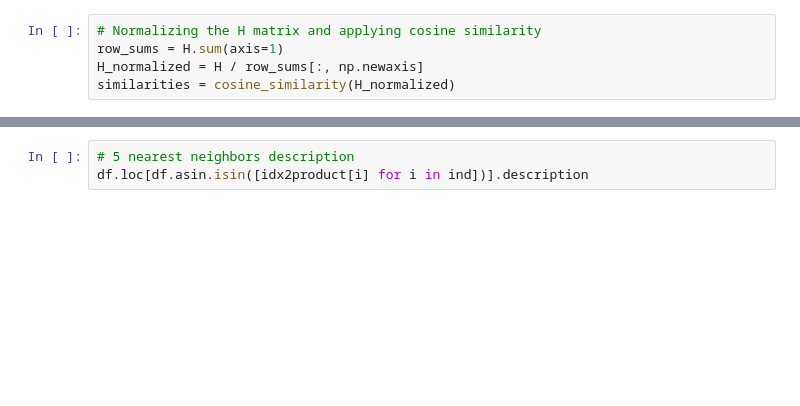
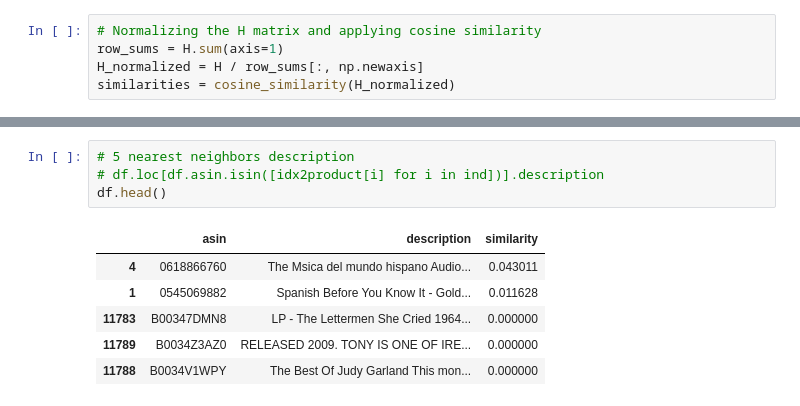
Before and after one commit to AriannaBi/Group7-DataScience, a Jupyter notebook: main_updated.ipynb, the cells around one changed output, grey strips where cells are left out. Drawn from its saved outputs; the diff is of its cells as text; blank space fills up the shorter version.

```diff
--- a/main_updated.ipynb
+++ b/main_updated.ipynb
@@ -576,3 +622,11 @@ df.loc[df.asin == idx2product[suggested_product_idx]].description
 # %%
 # 5 nearest neighbors description
-df.loc[df.asin.isin([idx2product[i] for i in ind])].description
+# df.loc[df.asin.isin([idx2product[i] for i in ind])].description
+df.head()
+# %% [output]
+|  | asin | description | similarity |
+| 4 | 0618866760 | The Msica del mundo hispano Audio... | 0.043011 |
+| 1 | 0545069882 | Spanish Before You Know It - Gold... | 0.011628 |
+| 11783 | B00347DMN8 | LP - The Lettermen She Cried 1964... | 0.000000 |
+| 11789 | B0034Z3AZ0 | RELEASED 2009. TONY IS ONE OF IRE... | 0.000000 |
+| 11788 | B0034V1WPY | The Best Of Judy Garland This mon... | 0.000000 |
```
Also changed, not shown: parts of 26 cells of this notebook, 8 other files.
